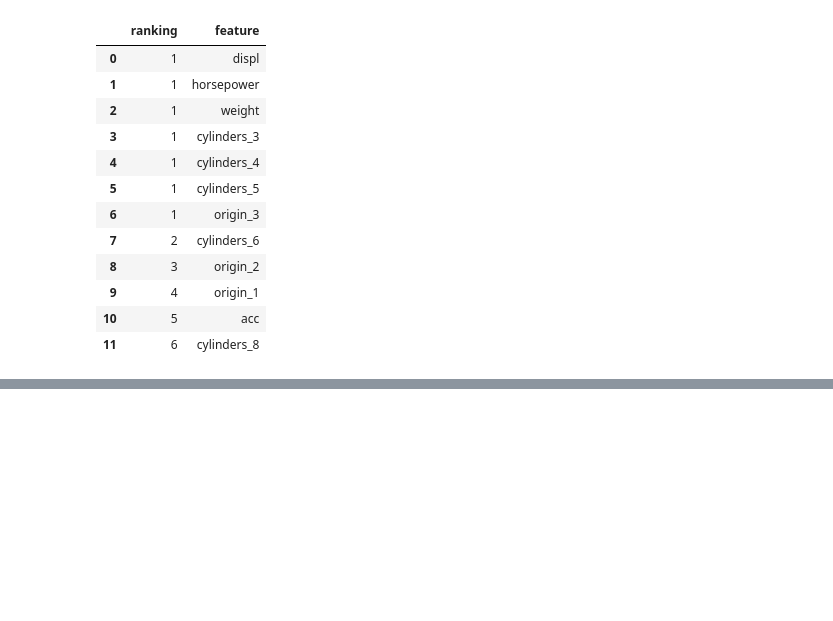
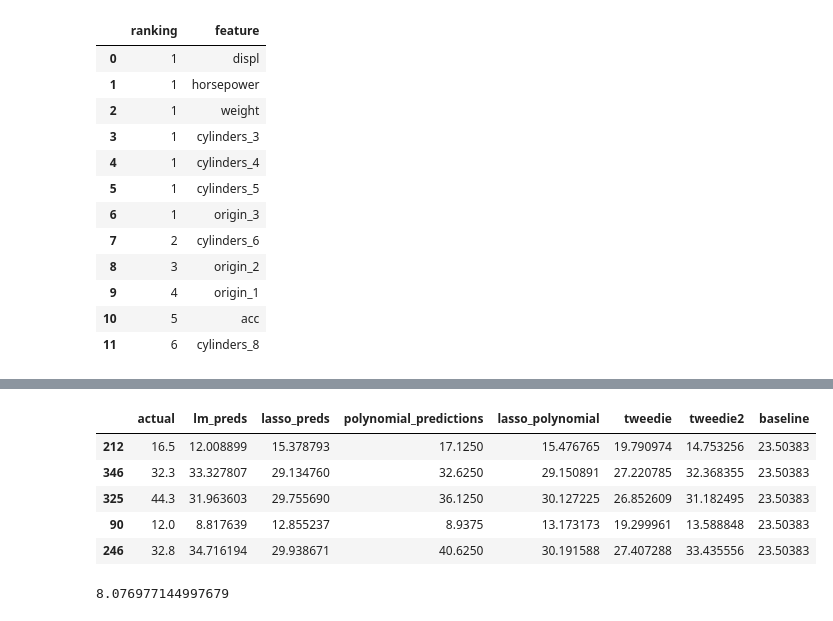
Before and after one commit to MagdalenaRahn/regression-exercises, a Jupyter notebook: regression_feature_engineering_modelling_lesson_18JAN2023.ipynb, the cells around one changed output, grey strips where cells are left out. Saved outputs shown, nothing was run; the diff lists cells and outputs as text; code cells hidden in the pictures; blank space fills up the shorter version.

```diff
--- a/regression_feature_engineering_modelling_lesson_18JAN2023.ipynb
+++ b/regression_feature_engineering_modelling_lesson_18JAN2023.ipynb
@@ -397,0 +477,5 @@ This transform them into objects that can perform linear relationship.
+# %%
+preds_df['lasso_polynomial'] = lasso2.predict(X_polynomial)
+preds_df.head()
+
+# checking results of regularisation value (the alpha)
@@ -397,0 +537,6 @@ This transform them into objects that can perform linear relationship.
+# %%
+# then predict on X_train
+
+preds_df['tweedie'] = tweedie.predict(X_train)
+
+preds_df.head()
@@ -397,0 +558,14 @@ This transform them into objects that can perform linear relationship.
+# %%
+# calling this Poisson distribution
+
+tweedie2 = TweedieRegressor(power = 1)
+
+# fit the created object to trining dataset
+
+tweedie2.fit(X_train, y_train)
+
+# then predict on X_train
+
+preds_df['tweedie2'] = tweedie2.predict(X_train)
+
+preds_df.head()
@@ -397,0 +599,20 @@ This transform them into objects that can perform linear relationship.
+# %%
+# ake a baseline column based on mean or median of target variable
+
+preds_df['baseline'] = y_train.mean()
+preds_df.head()
+# %% [output]
+|  | actual | lm_preds | lasso_preds | polynomial_predictions | lasso_polynomial | tweedie | tweedie2 | baseline |
+| 212 | 16.5 | 12.008899 | 15.378793 | 17.1250 | 15.476765 | 19.790974 | 14.753256 | 23.50383 |
+| 346 | 32.3 | 33.327807 | 29.134760 | 32.6250 | 29.150891 | 27.220785 | 32.368355 | 23.50383 |
+| 325 | 44.3 | 31.963603 | 29.755690 | 36.1250 | 30.127225 | 26.852609 | 31.182495 | 23.50383 |
+| 90 | 12.0 | 8.817639 | 12.855237 | 8.9375 | 13.173173 | 19.299961 | 13.588848 | 23.50383 |
+| 246 | 32.8 | 34.716194 | 29.938671 | 40.6250 | 30.191588 | 27.407288 | 33.435556 | 23.50383 |
+# %%
+# finding the error cf the baseline
+
+sqrt(mean_squared_error(preds_df['actual'], preds_df['baseline']))
+
+# This shows that we beat the abseline in all of our models
+# %% [output]
+8.076977144997679
```
Also changed, not shown: parts of 63 cells of this notebook, 1 other file.
